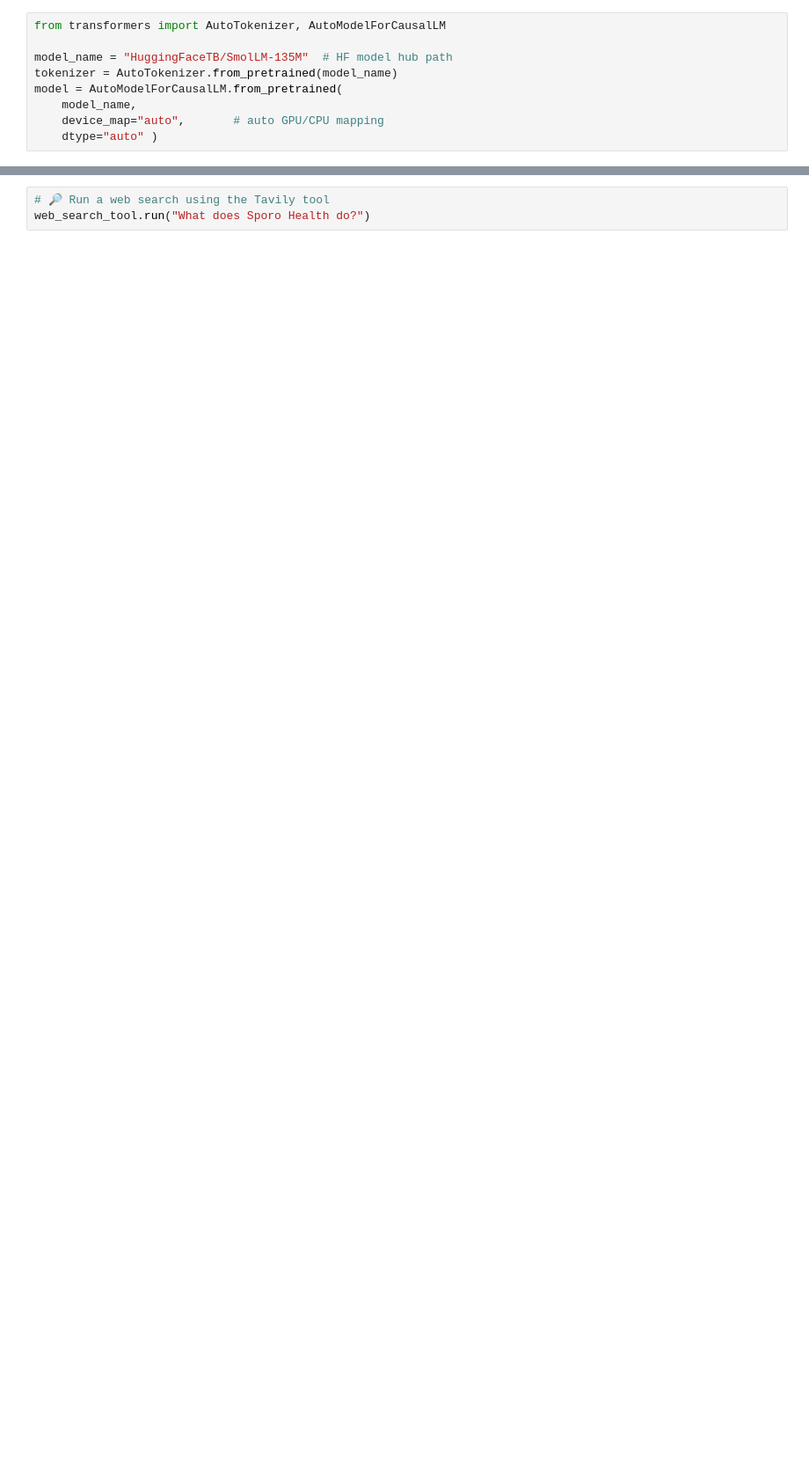
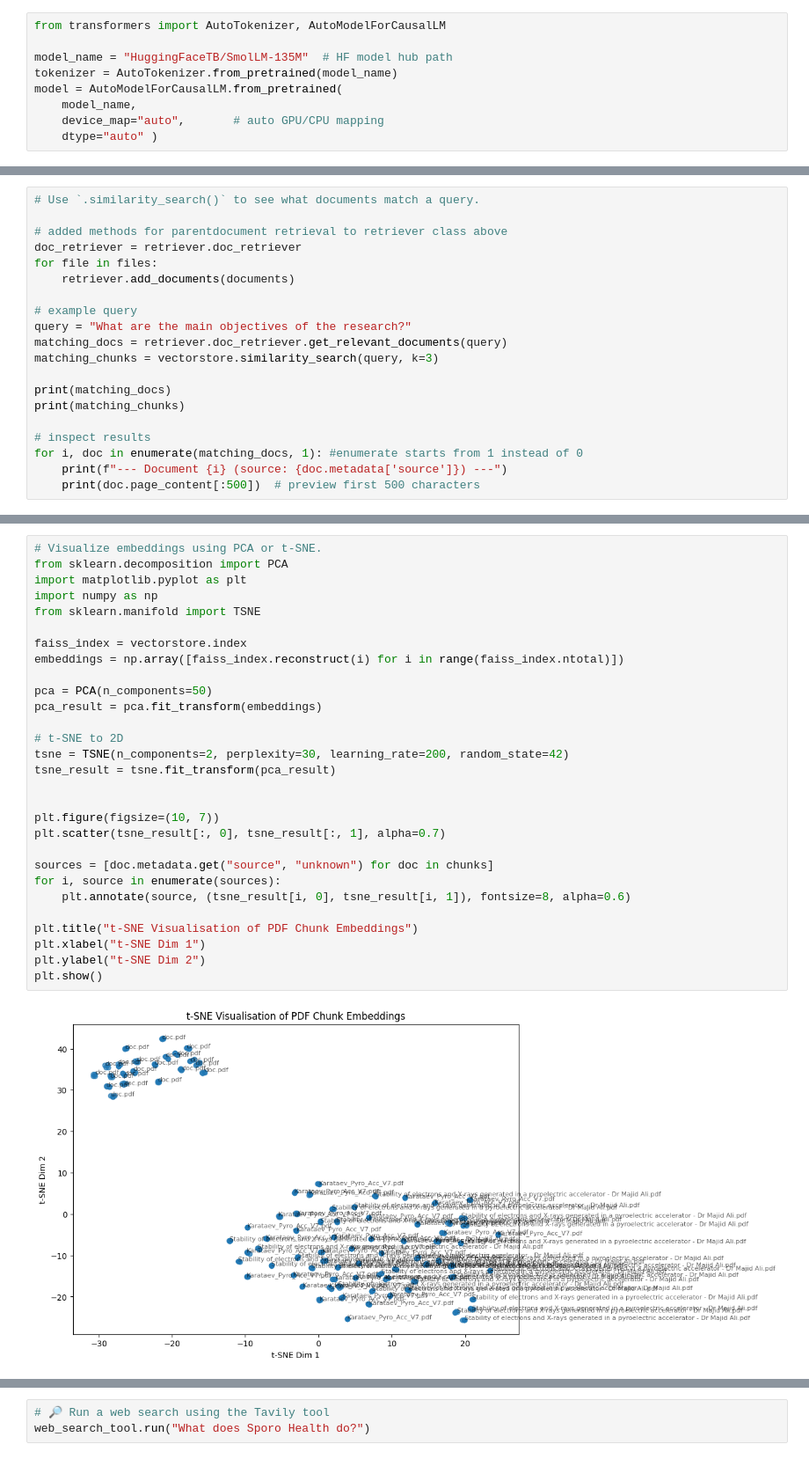
Before and after one commit to fonkerina/Agentic-RAG-App, a Jupyter notebook: app.ipynb, the cells around one changed output, grey strips where cells are left out. Shown: that part at 88% size. Drawn from its saved outputs; the diff is of its cells as text; blank space fills up the shorter version.

Commit message:
Embedding visualisation complete

```diff
--- a/app.ipynb
+++ b/app.ipynb
@@ -78,0 +117,20 @@ Setting `pad_token_id` to `eos_token_id`:0 for open-end generation.
+# %%
+# Use `.similarity_search()` to see what documents match a query.
+
+# added methods for parentdocument retrieval to retriever class above
+doc_retriever = retriever.doc_retriever
+for file in files:
+    retriever.add_documents(documents)
+
+# example query
+query = "What are the main objectives of the research?"
+matching_docs = retriever.doc_retriever.get_relevant_documents(query)
+matching_chunks = vectorstore.similarity_search(query, k=3)
+
+print(matching_docs)
+print(matching_chunks)
+
+# inspect results
+for i, doc in enumerate(matching_docs, 1): #enumerate starts from 1 instead of 0
+    print(f"--- Document {i} (source: {doc.metadata['source']}) ---")
+    print(doc.page_content[:500])  # preview first 500 characters
@@ -79 +155,32 @@ Setting `pad_token_id` to `eos_token_id`:0 for open-end generation.
+# %%
+# Visualize embeddings using PCA or t-SNE.
+from sklearn.decomposition import PCA
+import matplotlib.pyplot as plt
+import numpy as np
+from sklearn.manifold import TSNE
+
+faiss_index = vectorstore.index
+embeddings = np.array([faiss_index.reconstruct(i) for i in range(faiss_index.ntotal)])
+
+pca = PCA(n_components=50)
+pca_result = pca.fit_transform(embeddings)
+
+# t-SNE to 2D
+tsne = TSNE(n_components=2, perplexity=30, learning_rate=200, random_state=42)
+tsne_result = tsne.fit_transform(pca_result)
+
+
+plt.figure(figsize=(10, 7))
+plt.scatter(tsne_result[:, 0], tsne_result[:, 1], alpha=0.7)
+
+sources = [doc.metadata.get("source", "unknown") for doc in chunks]
+for i, source in enumerate(sources):
+    plt.annotate(source, (tsne_result[i, 0], tsne_result[i, 1]), fontsize=8, alpha=0.6)
+
+plt.title("t-SNE Visualisation of PDF Chunk Embeddings")
+plt.xlabel("t-SNE Dim 1")
+plt.ylabel("t-SNE Dim 2")
+plt.show()
+# %% [output]
+[figure, added]
 # %%
```
Also changed, not shown: parts of 9 cells of this notebook.
